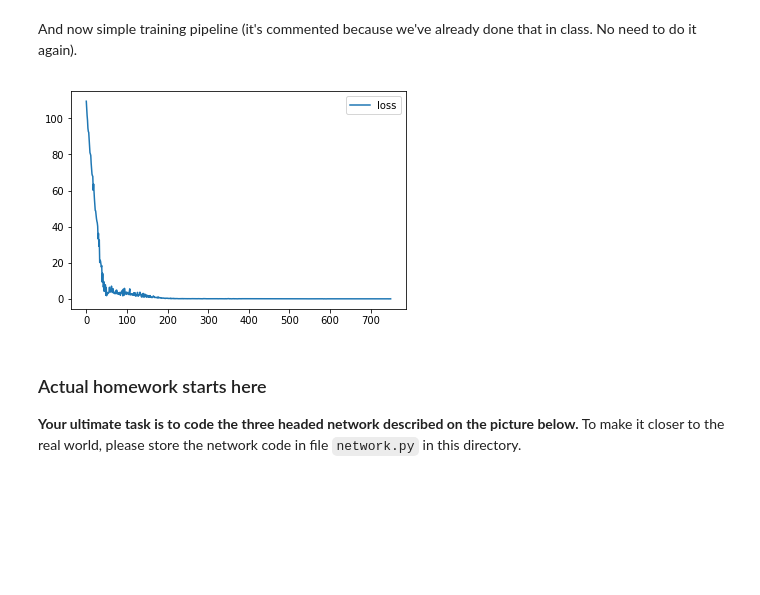
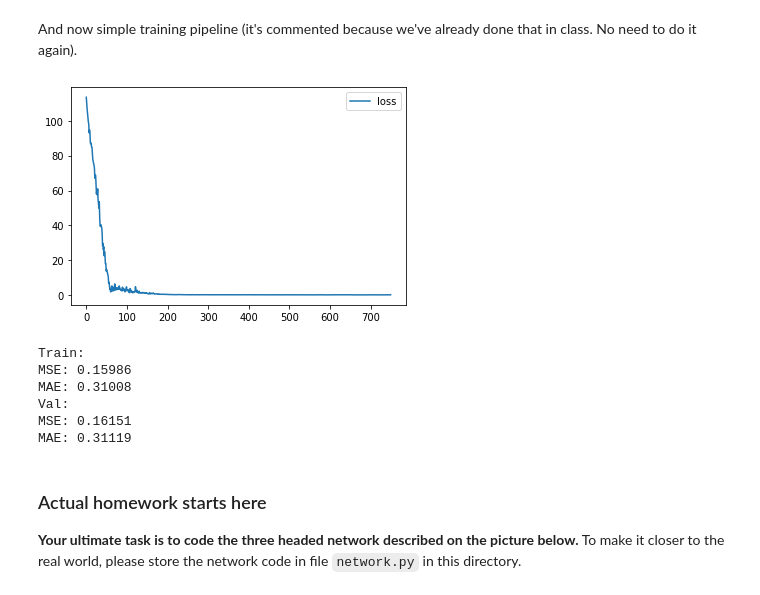
Before and after one commit to Maksimov-Dmitry/MADE-NLP, a Jupyter notebook: homeworks/assignment02_three_headed_network/assignment02_three_headed_network.ipynb, the cells around one changed output. Saved outputs shown, nothing was run; the diff lists cells and outputs as text; code cells hidden in the pictures; blank space fills up the shorter version.

```diff
--- a/homeworks/assignment02_three_headed_network/assignment02_three_headed_network.ipynb
+++ b/homeworks/assignment02_three_headed_network/assignment02_three_headed_network.ipynb
@@ -330,43 +330,74 @@ batch['FullDescription'].shape
 # %% [markdown]
 And now simple training pipeline (it's commented because we've already done that in class. No need to do it again).
+# %%
+device = torch.device("cuda:0" if torch.cuda.is_available() else "cpu")
 # %%
 from IPython.display import clear_output
 from random import sample
 
 epochs = 1
 
-model = simple_model
+model = simple_model.to(device)
 opt = torch.optim.Adam(model.parameters())
 loss_func = nn.MSELoss()
 
 history = []
 for epoch_num in range(epochs):
     for idx, (batch, target) in enumerate(iterate_minibatches(data_train)):
         # Preprocessing the batch data and target
-        batch = torch.tensor(batch['FullDescription'], dtype=torch.long)
+        batch = torch.tensor(batch['FullDescription'], dtype=torch.long).to(device)
 
-        target = torch.tensor(target)
+        target = torch.tensor(target).to(device)
 
 
         predictions = model(batch)
         predictions = predictions.view(predictions.size(0))
 
         loss = loss_func(predictions, target)# <YOUR CODE HERE>
 
         # train with backprop
         loss.backward()
         opt.step()
         opt.zero_grad()
         # <YOUR CODE HERE>
 
-        history.append(loss.data.numpy())
+        history.append(loss.detach().cpu().numpy())
         if (idx+1)%10==0:
             clear_output(True)
             plt.plot(history,label='loss')
             plt.legend()
             plt.show()
 # %% [output]
-[figure, old version]
+[figure, new version]
+# %%
+@torch.no_grad()
+def evaluate_model_simple(model, data, batch_size=256, name=None, **kwargs):
+    squared_error = abs_error = num_samples = 0.0
+    data_iterator = iterate_minibatches(data, batch_size, shuffle=False, **kwargs)
+    for batch, target in data_iterator:
+        batch = torch.tensor(batch['FullDescription'], dtype=torch.long).to(device)
+        pred = model(batch).detach().cpu().numpy()[:, 0]
+
+        squared_error += np.sum(np.square(pred - target))
+        abs_error += np.sum(np.abs(pred - target))
+        num_samples += len(target)
+
+    if name is not None:
+        print(f"{name}:")
+
+    print(f"MSE: {squared_error / num_samples:.5f}")
+    print(f"MAE: {abs_error / num_samples:.5f}")
+
+model.eval()
+evaluate_model_simple(model, data_train, name="Train")
+evaluate_model_simple(model, data_val, name="Val")
+# %% [output]
+Train:
+MSE: 0.15986
+MAE: 0.31008
+Val:
+MSE: 0.16151
+MAE: 0.31119
 # %% [markdown]
 ### Actual homework starts here
 __Your ultimate task is to code the three headed network described on the picture below.__
```
Also changed, not shown: parts of 16 cells of this notebook, 3 other files.
